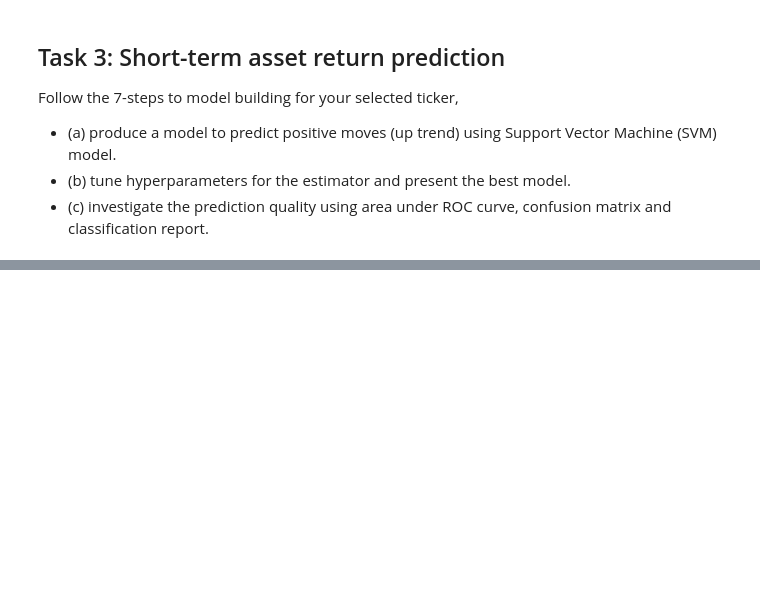
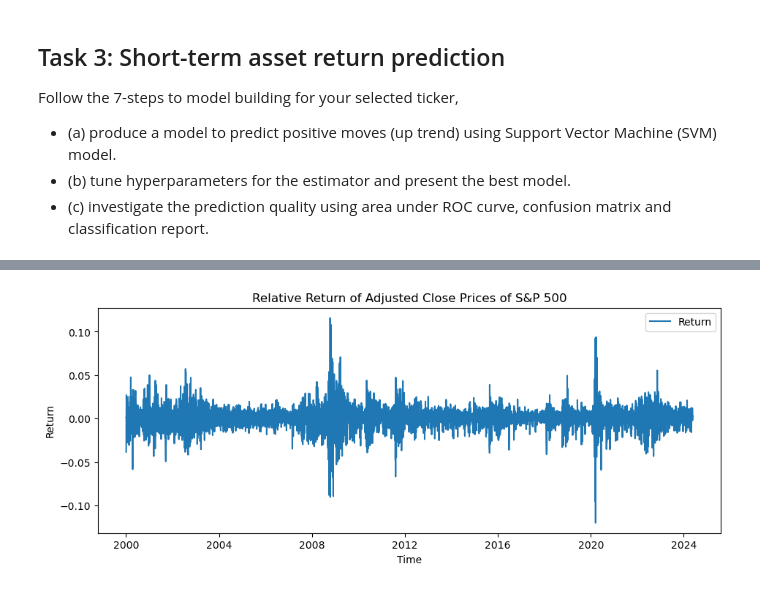
Before and after one commit to heidi123123/cqf, a Jupyter notebook: Exams/3/Exam 3.ipynb, the cells around one changed output, grey strips where cells are left out. Cells and saved outputs as stored; diff of their text form; code cells hidden in the pictures; blank space fills up the shorter version.

```diff
--- a/Exams/3/Exam 3.ipynb
+++ b/Exams/3/Exam 3.ipynb
@@ -145,0 +175,11 @@ df.head()
+# %%
+# Visualize the return data
+plt.figure(figsize=(11, 4))
+plt.plot(df['Return'], label='Return')
+plt.title('Relative Return of Adjusted Close Prices of S&P 500')
+plt.xlabel('Time')
+plt.ylabel('Return')
+plt.legend()
+plt.show()
+# %% [output]
+[figure, added]
```
Also changed, not shown: parts of 15 cells of this notebook.
